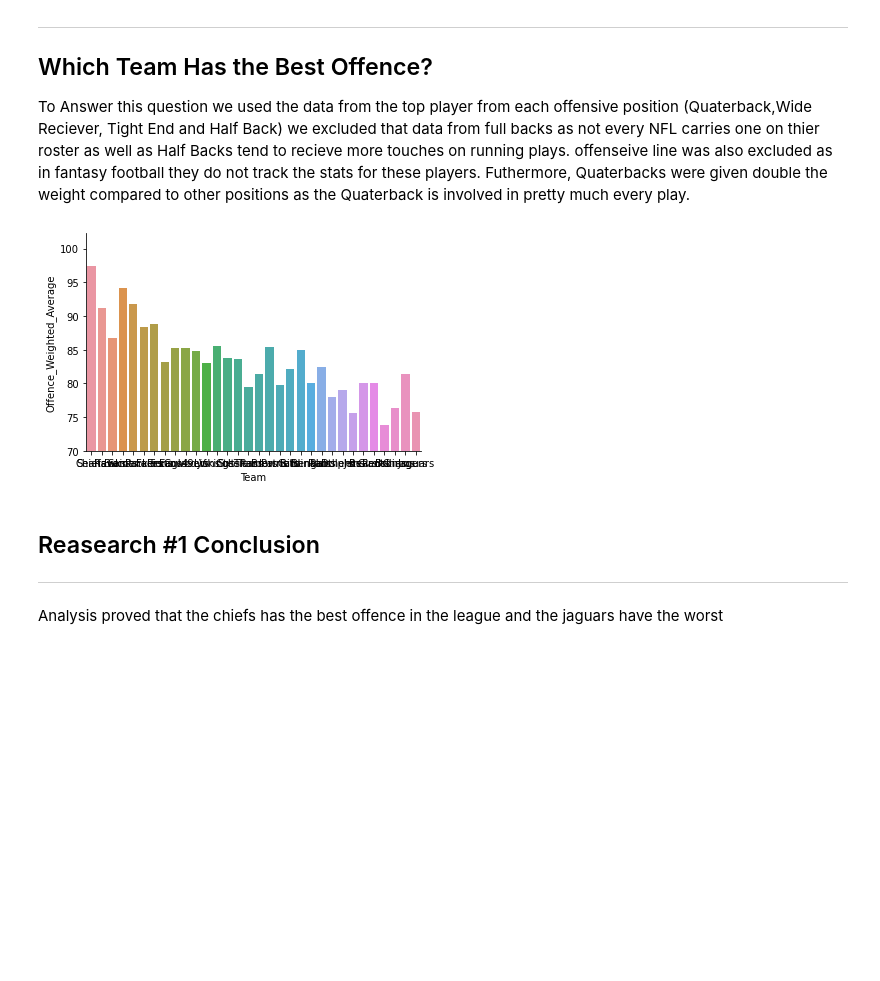
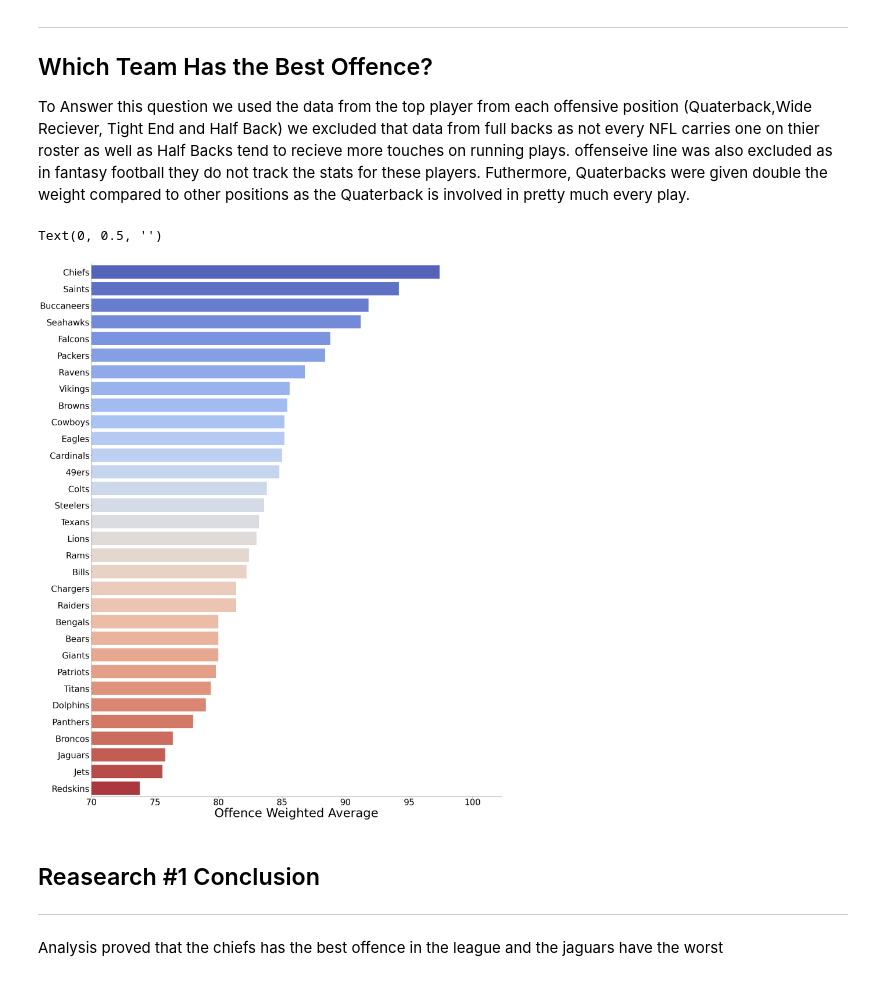
Before and after one commit to data301-2020-winter1/course-project-group_6019, a Jupyter notebook: analysis/submitted/Milestone2_Analysis.ipynb, the cells around one changed output. Saved outputs shown, nothing was run; the diff lists cells and outputs as text; code cells hidden in the pictures; blank space fills up the shorter version.

```diff
--- a/analysis/submitted/Milestone2_Analysis.ipynb
+++ b/analysis/submitted/Milestone2_Analysis.ipynb
@@ -17,7 +16,7 @@ To Answer this question we used the data from the top player from each offensive
 
  #Max value for Each quater back
 
-dfQB = sc.QuarterBack_Score(df)
+dfQB = pf.QuarterBack_Score(df)
 # %%
  #Max value for Each Tight end
 
@@ -37,13 +32,19 @@ dfHB = pf.HalfBack_Score(df)
 # %%
 dfOffence_Weighted_Average= pd.merge(dfQB,dfWR).merge(dfTE).merge(dfHB)
 dfOffence_Weighted_Average['Offence_Weighted_Average']=(dfOffence_Weighted_Average['Top Quaterback']*.4)+(dfOffence_Weighted_Average['Top Wide Receiver']*.2)+(dfOffence_Weighted_Average['Top Tight End']*.2)+(dfOffence_Weighted_Average['Top Half Back']*.2)
-dfOffence_Weighted_Average.sort_values('Offence_Weighted_Average', ascending=False)
-dfOffence_Weighted_Average.filter(['Team', 'Offence_Weighted_Average']).reset_index(drop=True)
-sns.barplot(data=dfOffence_Weighted_Average, x='Team', y='Offence_Weighted_Average')
-plt.ylim(ymin=70)
+dfOffence_Weighted_Average1 = dfOffence_Weighted_Average.filter(['Team', 'Offence_Weighted_Average']).sort_values('Offence_Weighted_Average', ascending=False).reset_index(drop=True)
+fig_dims = (30, 40)
+fig, ax = plt.subplots(figsize=fig_dims)
+sns.barplot(data=dfOffence_Weighted_Average1,y='Team', x='Offence_Weighted_Average', palette='coolwarm', ax=ax)
 sns.despine()
+plt.xlim(xmin=70)
+plt.yticks(fontsize=35)
+plt.xticks(fontsize=35)
+plt.xlabel('Offence Weighted Average', fontsize=50)
+plt.ylabel('')
 # %% [output]
+Text(0, 0.5, '')
-[figure, old version]
+[figure, new version]
 # %% [markdown]
 ## Reasearch #1 Conclusion ##
 ---
```
Also changed, not shown: parts of 16 cells of this notebook.
